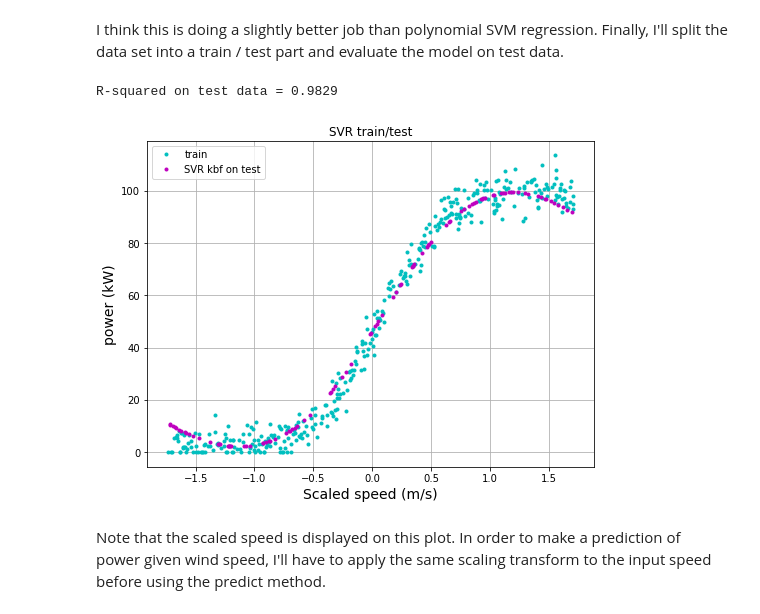
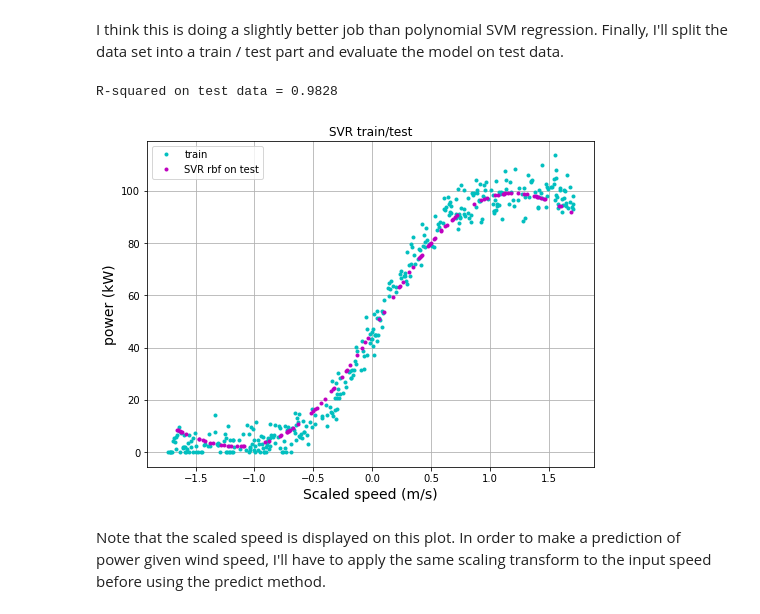
Before and after one commit to elizabethdaly/project-machine-learning, a Jupyter notebook: project-machine-learning.ipynb, the cells around one changed output. Drawn from its saved outputs; the diff is of its cells as text; code cells hidden in the pictures.

```diff
--- a/project-machine-learning.ipynb
+++ b/project-machine-learning.ipynb
@@ -479,30 +479,30 @@ I think this is doing a slightly better job than polynomial SVM regression. Fina
 # %%
 # Split the data set into train/set.  X already scaled but y is not
 X_train, X_test, y_train, y_test = train_test_split(X_scale, y, test_size = 0.2)
 
 # Create an instance of the SVR class
 svr_final = SVR(kernel="rbf", C=1, gamma='auto')
 
 # Train model with training data scaled X and y.
 svr_final.fit(X_train, y_train)
 
 # Test it on test data.
 y_pred = svr_final.predict(X_test)
 
 # And plot.
 plt.plot(X_train, y_train, '.c', label="train") # X, y training data
-plt.plot(X_test, y_pred, '.m', label="SVR kbf on test") # prediction using scaled X_test data
+plt.plot(X_test, y_pred, '.m', label="SVR rbf on test") # prediction using scaled X_test data
 plt.xlabel('Scaled speed (m/s)', fontsize='14')
 plt.ylabel('power (kW)', fontsize='14')
 plt.title("SVR train/test")
 plt.grid()
 plt.legend()
 
 # R-squared.
 print(f'R-squared on test data = {svr_final.score(X_test, y_test):.4f}')
 # %% [output]
-R-squared on test data = 0.9829
+R-squared on test data = 0.9828
-[figure, old version]
+[figure, new version]
 # %% [markdown]
 Note that the scaled speed is displayed on this plot. In order to make a prediction of power given wind speed, I'll have to apply the same scaling transform to the input speed before using the predict method.
 # %%
```
Also changed, not shown: parts of 21 cells of this notebook, 1 other file.
